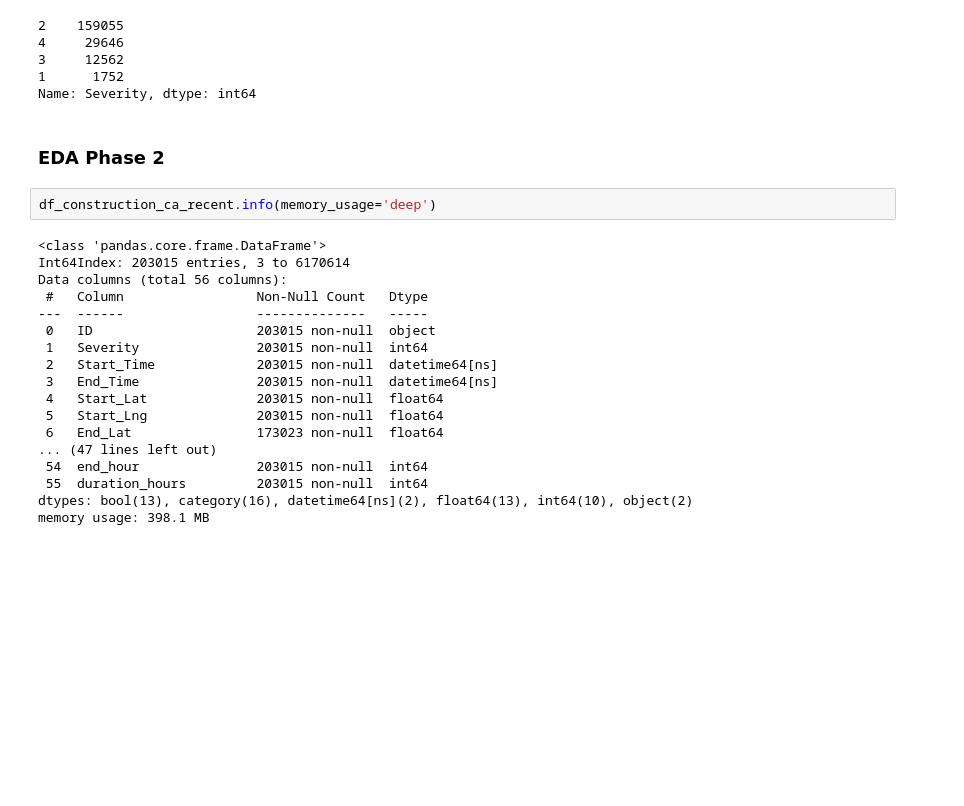
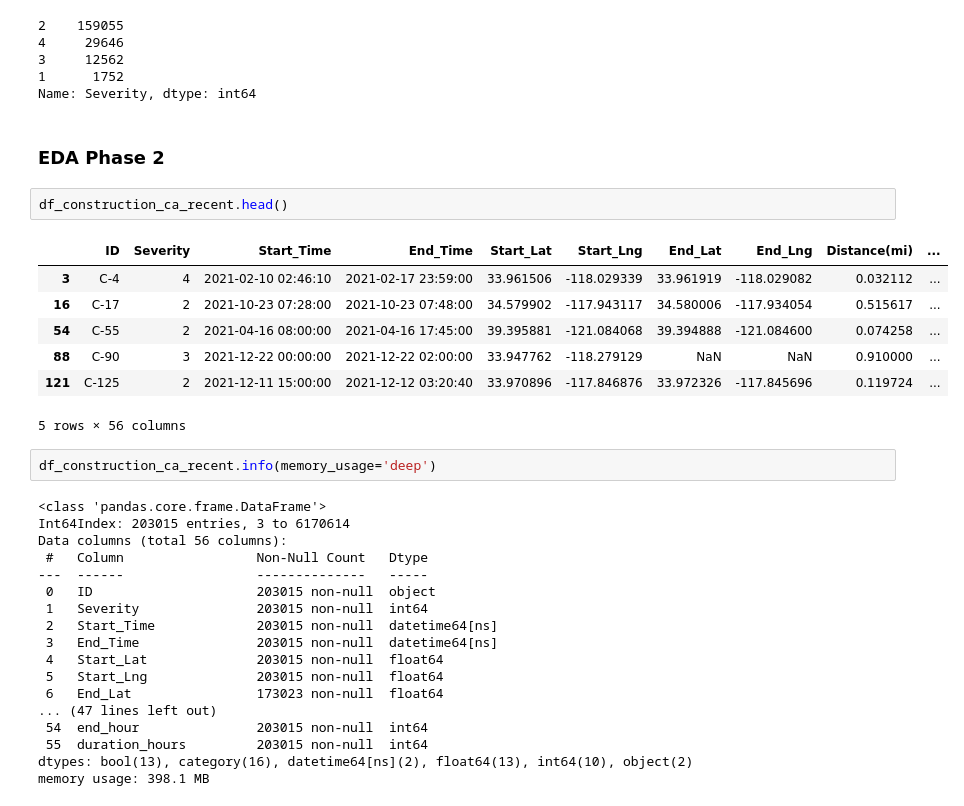
Before and after one commit to RBelgundi-6475/Term_Project_CS5644, a Jupyter notebook: Term_Project.ipynb, the cells around one changed output. Saved outputs shown, nothing was run; the diff lists cells and outputs as text; blank space fills up the shorter version.

```diff
--- a/Term_Project.ipynb
+++ b/Term_Project.ipynb
@@ -348,6 +352,16 @@ df_construction_ca_recent['Severity'].value_counts()
 Name: Severity, dtype: int64
 # %% [markdown]
 ### EDA Phase 2
+# %%
+df_construction_ca_recent.head()
+# %% [output]
+|  | ID | Severity | Start_Time | End_Time | Start_Lat | Start_Lng | End_Lat | End_Lng | Distance(mi) | ... |
+| 3 | C-4 | 4 | 2021-02-10 02:46:10 | 2021-02-17 23:59:00 | 33.961506 | -118.029339 | 33.961919 | -118.029082 | 0.032112 | ... |
+| 16 | C-17 | 2 | 2021-10-23 07:28:00 | 2021-10-23 07:48:00 | 34.579902 | -117.943117 | 34.580006 | -117.934054 | 0.515617 | ... |
+| 54 | C-55 | 2 | 2021-04-16 08:00:00 | 2021-04-16 17:45:00 | 39.395881 | -121.084068 | 39.394888 | -121.084600 | 0.074258 | ... |
+| 88 | C-90 | 3 | 2021-12-22 00:00:00 | 2021-12-22 02:00:00 | 33.947762 | -118.279129 | NaN | NaN | 0.910000 | ... |
+| 121 | C-125 | 2 | 2021-12-11 15:00:00 | 2021-12-12 03:20:40 | 33.970896 | -117.846876 | 33.972326 | -117.845696 | 0.119724 | ... |
+5 rows × 56 columns
 # %%
 df_construction_ca_recent.info(memory_usage='deep')
 # %% [output]
```
Also changed, not shown: parts of 38 cells of this notebook.
